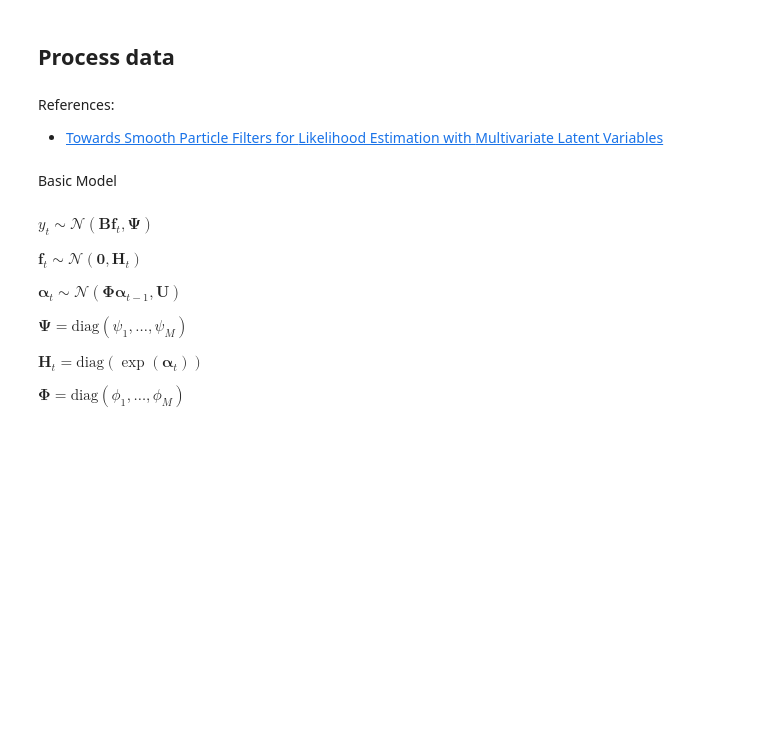
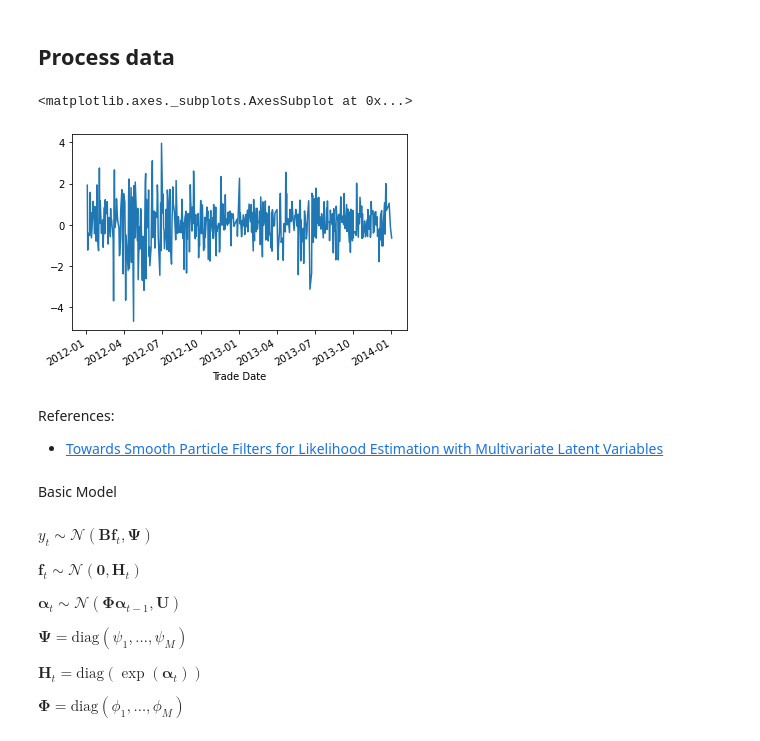
Before and after one commit to JTT94/filterflow, a Jupyter notebook: notebooks/examples/FactorStoVol.ipynb, the cells around one changed output. Cells and saved outputs as stored; diff of their text form; code cells hidden in the pictures; blank space fills up the shorter version.

```diff
--- a/notebooks/examples/FactorStoVol.ipynb
+++ b/notebooks/examples/FactorStoVol.ipynb
@@ -43,11 +41,12 @@ from filterflow.state_space_model import StateSpaceModel
 # %%
 quandl.ApiConfig.api_key = os.environ['QUANDL_KEY']
 # %%
-#d =  quandl.get("NASDAQOMX/OMXS30", start_date="2012-01-02", end_date="2014-01-02")
-
-#y = np.log(d['Index Value']).diff()[1:] * 100
-
-#y.plot()
+d =  quandl.get("NASDAQOMX/OMXS30", start_date="2012-01-02", end_date="2014-01-02")
+y = np.log(d['Index Value']).diff()[1:] * 100
+y.plot()
+# %% [output]
+<matplotlib.axes._subplots.AxesSubplot at 0x...>
+[figure, added]
 # %% [markdown]
 References:
 - [Towards Smooth Particle Filters for
```
Also changed, not shown: parts of 30 cells of this notebook, 1 other file.
